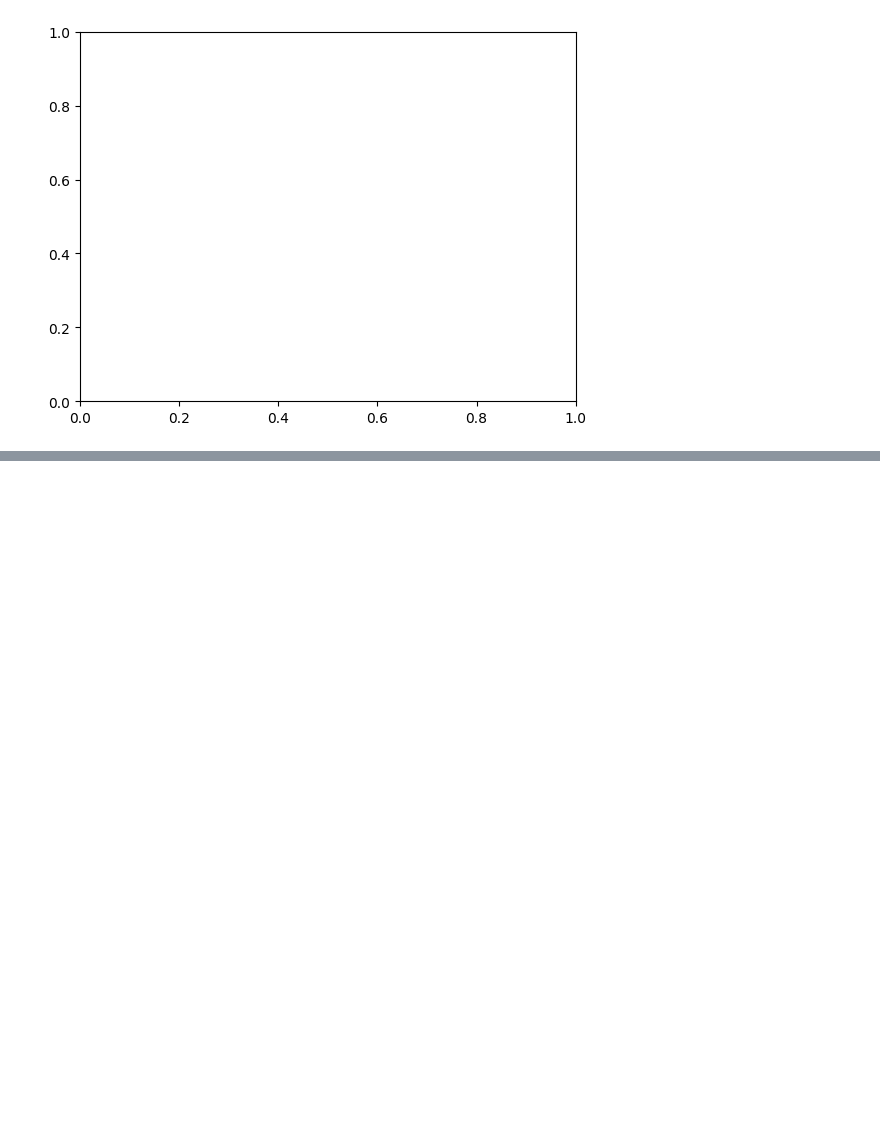
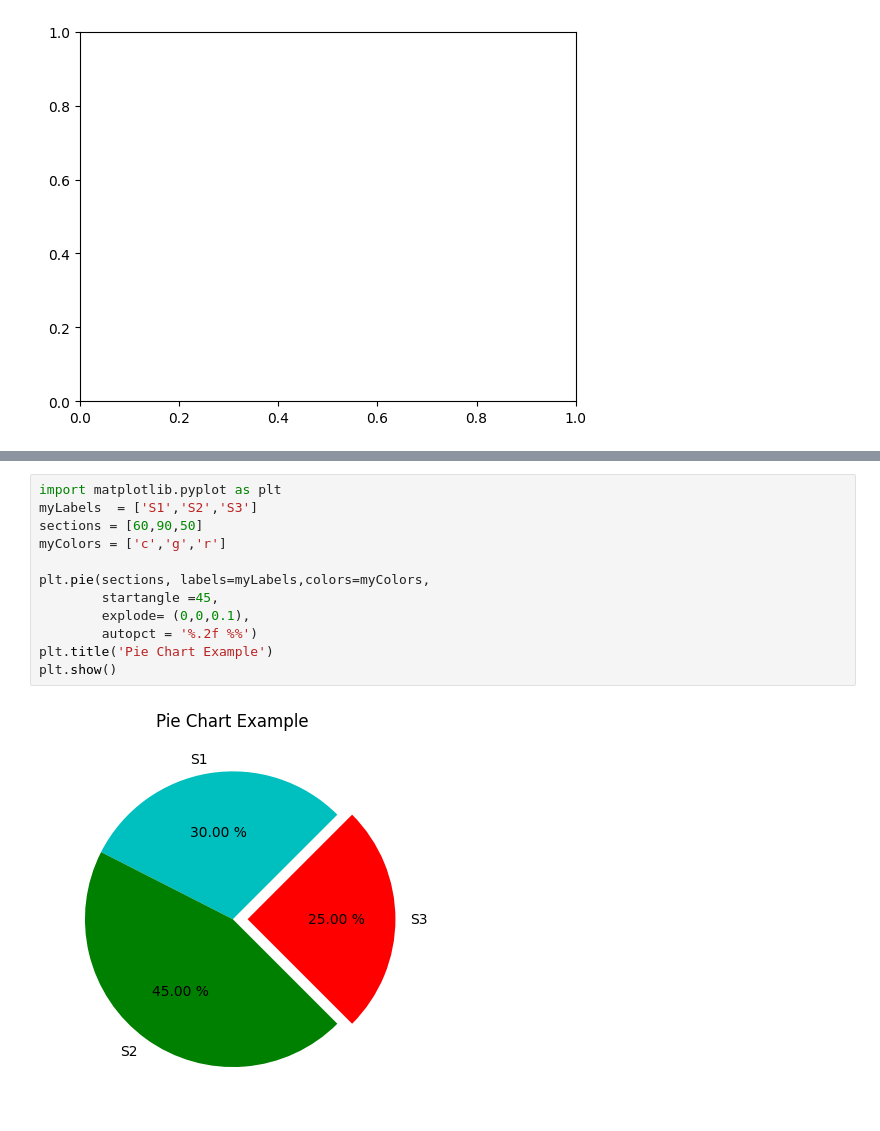
Before and after one commit to shlok0603/Python2026, a Jupyter notebook: OOPS.ipynb, the cells around one changed output, grey strips where cells are left out. Saved outputs shown, nothing was run; the diff lists cells and outputs as text; blank space fills up the shorter version.

```diff
--- a/OOPS.ipynb
+++ b/OOPS.ipynb
@@ -702,0 +752,14 @@ ValueError: all the input array dimensions except for the concatenation axis mus
+# %%
+import matplotlib.pyplot as plt
+myLabels  = ['S1','S2','S3']
+sections = [60,90,50]
+myColors = ['c','g','r']
+
+plt.pie(sections, labels=myLabels,colors=myColors,
+        startangle =45,
+        explode= (0,0,0.1),
+        autopct = '%.2f %%')
+plt.title('Pie Chart Example')
+plt.show()
+# %% [output]
+[figure, added]
```
Also changed, not shown: parts of 2 cells of this notebook.
